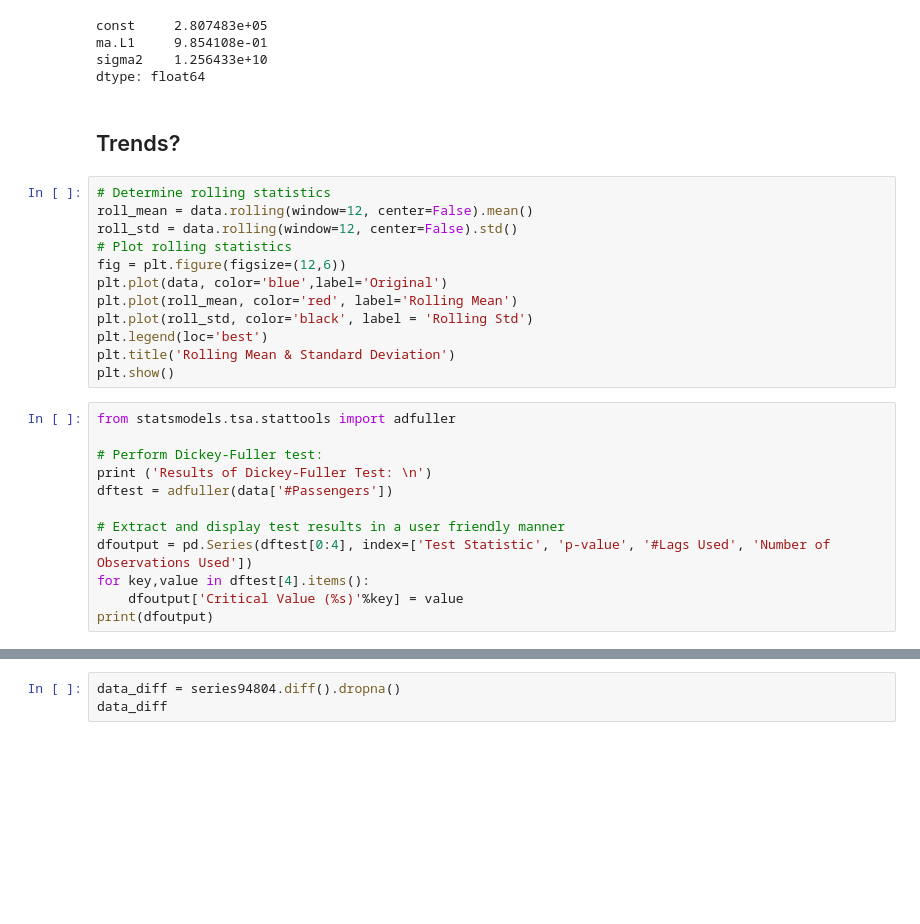
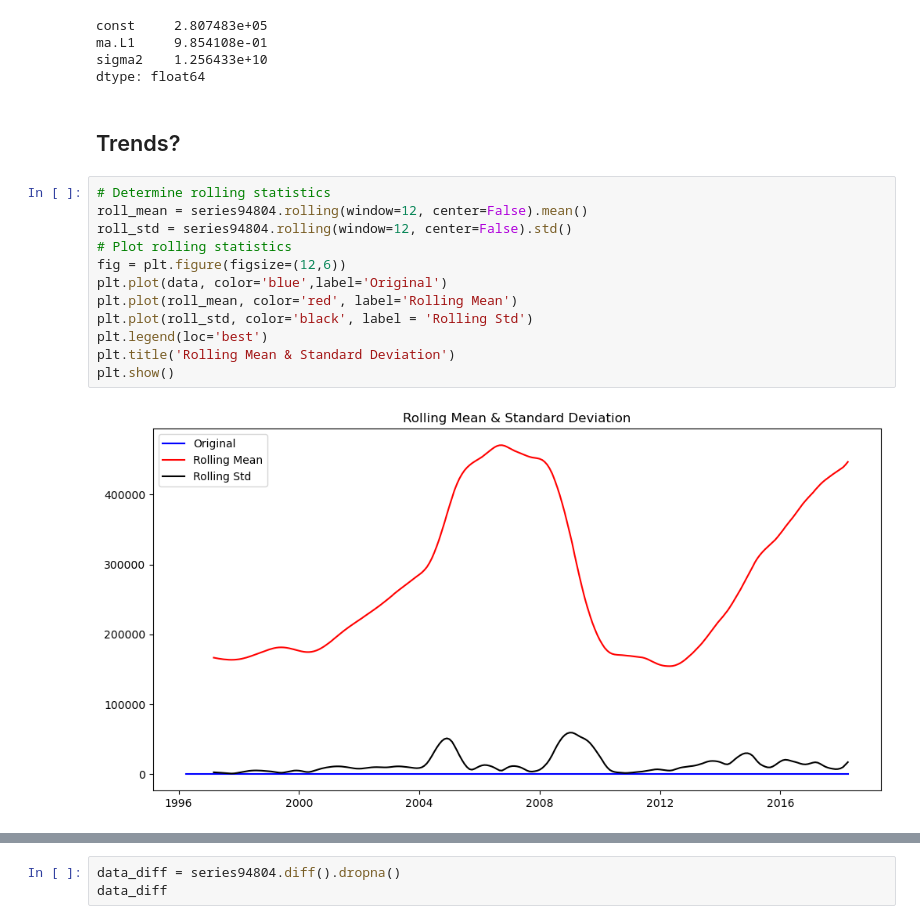
Before and after one commit to lalynjay/Time_series_analysis, a Jupyter notebook: Time_series_analysis.ipynb, the cells around one changed output, grey strips where cells are left out. Drawn from its saved outputs; the diff is of its cells as text; blank space fills up the shorter version.

```diff
--- a/Time_series_analysis.ipynb
+++ b/Time_series_analysis.ipynb
@@ -456,29 +456,19 @@ const     2.807483e+05
 ma.L1     9.854108e-01
 sigma2    1.256433e+10
 dtype: float64
-# %% [markdown]
-## Trends?
-# %%
-# Determine rolling statistics
-roll_mean = data.rolling(window=12, center=False).mean()
-roll_std = data.rolling(window=12, center=False).std()
-# Plot rolling statistics
-fig = plt.figure(figsize=(12,6))
-plt.plot(data, color='blue',label='Original')
-plt.plot(roll_mean, color='red', label='Rolling Mean')
-plt.plot(roll_std, color='black', label = 'Rolling Std')
-plt.legend(loc='best')
-plt.title('Rolling Mean & Standard Deviation')
-plt.show()
-# %%
-from statsmodels.tsa.stattools import adfuller
-
-# Perform Dickey-Fuller test:
-print ('Results of Dickey-Fuller Test: \n')
-dftest = adfuller(data['#Passengers'])
-
-# Extract and display test results in a user friendly manner
-dfoutput = pd.Series(dftest[0:4], index=['Test Statistic', 'p-value', '#Lags Used', 'Number of Observations Used'])
-for key,value in dftest[4].items():
-    dfoutput['Critical Value (%s)'%key] = value
-print(dfoutput)
+# %% [markdown]
+## Trends?
+# %%
+# Determine rolling statistics
+roll_mean = series94804.rolling(window=12, center=False).mean()
+roll_std = series94804.rolling(window=12, center=False).std()
+# Plot rolling statistics
+fig = plt.figure(figsize=(12,6))
+plt.plot(data, color='blue',label='Original')
+plt.plot(roll_mean, color='red', label='Rolling Mean')
+plt.plot(roll_std, color='black', label = 'Rolling Std')
+plt.legend(loc='best')
+plt.title('Rolling Mean & Standard Deviation')
+plt.show()
+# %% [output]
+[figure, added]
```
Also changed, not shown: parts of 17 cells of this notebook.
